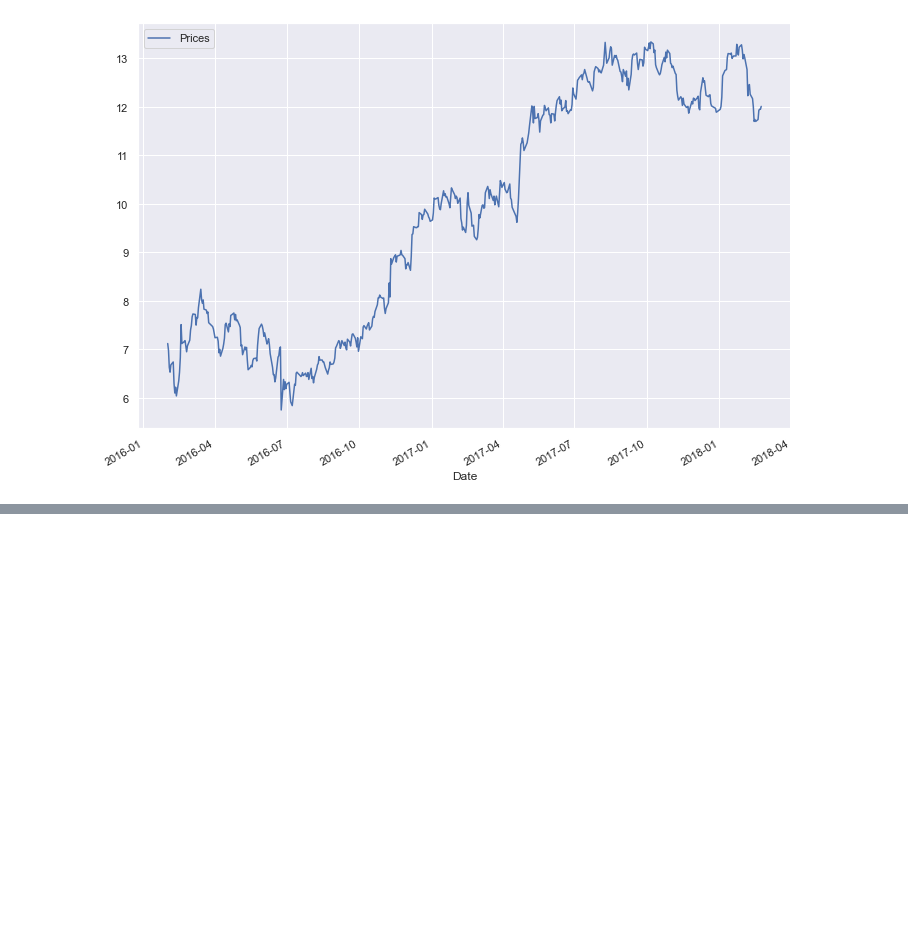
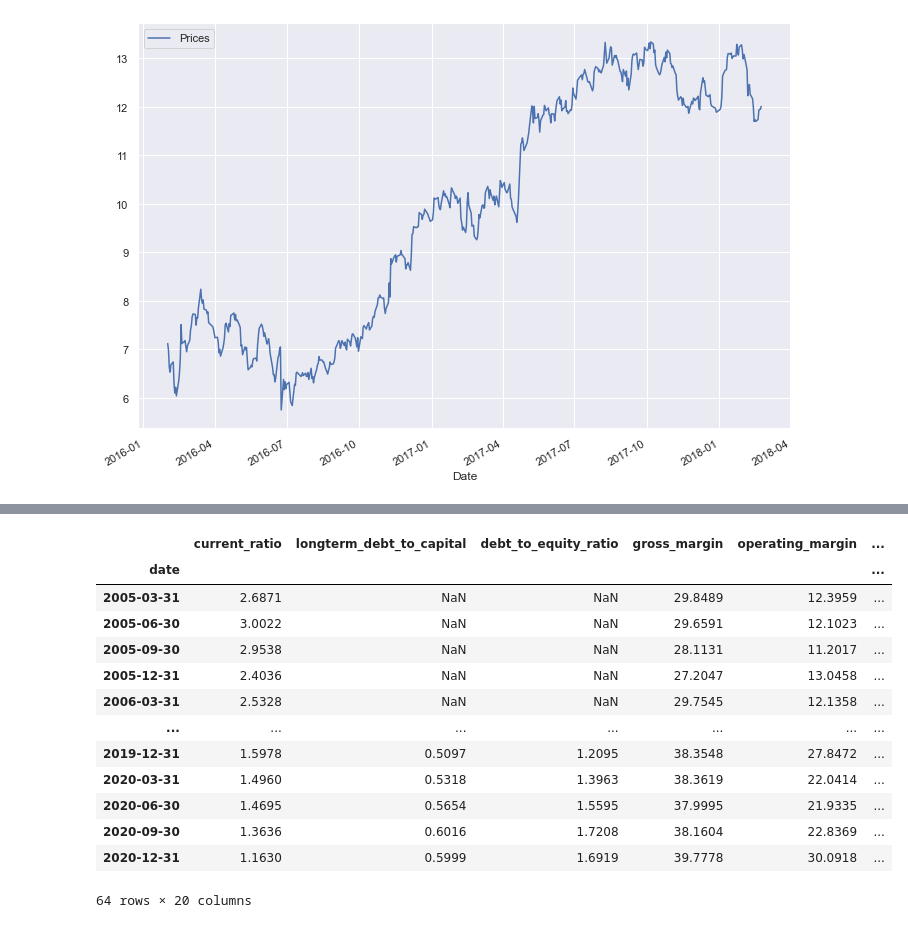
Before and after one commit to igaekus/projet-python-1A, a Jupyter notebook: data_viz.ipynb, the cells around one changed output, grey strips where cells are left out. Cells and saved outputs as stored; diff of their text form; code cells hidden in the pictures; blank space fills up the shorter version.

```diff
--- a/data_viz.ipynb
+++ b/data_viz.ipynb
@@ -205,0 +228,20 @@ See the caveats in the documentation: https://pandas.pydata.org/pandas-docs/stab
+# %%
+from finpie import Fundamentals
+
+fd = Fundamentals('AAPL', freq = 'q')
+fd.ratios()
+# %% [output]
+|  | current_ratio | longterm_debt_to_capital | debt_to_equity_ratio | gross_margin | operating_margin | ... |
+| date |  |  |  |  |  | ... |
+| 2005-03-31 | 2.6871 | NaN | NaN | 29.8489 | 12.3959 | ... |
+| 2005-06-30 | 3.0022 | NaN | NaN | 29.6591 | 12.1023 | ... |
+| 2005-09-30 | 2.9538 | NaN | NaN | 28.1131 | 11.2017 | ... |
+| 2005-12-31 | 2.4036 | NaN | NaN | 27.2047 | 13.0458 | ... |
+| 2006-03-31 | 2.5328 | NaN | NaN | 29.7545 | 12.1358 | ... |
+| ... | ... | ... | ... | ... | ... | ... |
+| 2019-12-31 | 1.5978 | 0.5097 | 1.2095 | 38.3548 | 27.8472 | ... |
+| 2020-03-31 | 1.4960 | 0.5318 | 1.3963 | 38.3619 | 22.0414 | ... |
+| 2020-06-30 | 1.4695 | 0.5654 | 1.5595 | 37.9995 | 21.9335 | ... |
+| 2020-09-30 | 1.3636 | 0.6016 | 1.7208 | 38.1604 | 22.8369 | ... |
+| 2020-12-31 | 1.1630 | 0.5999 | 1.6919 | 39.7778 | 30.0918 | ... |
+64 rows × 20 columns
```
Also changed, not shown: parts of 3 cells of this notebook.
